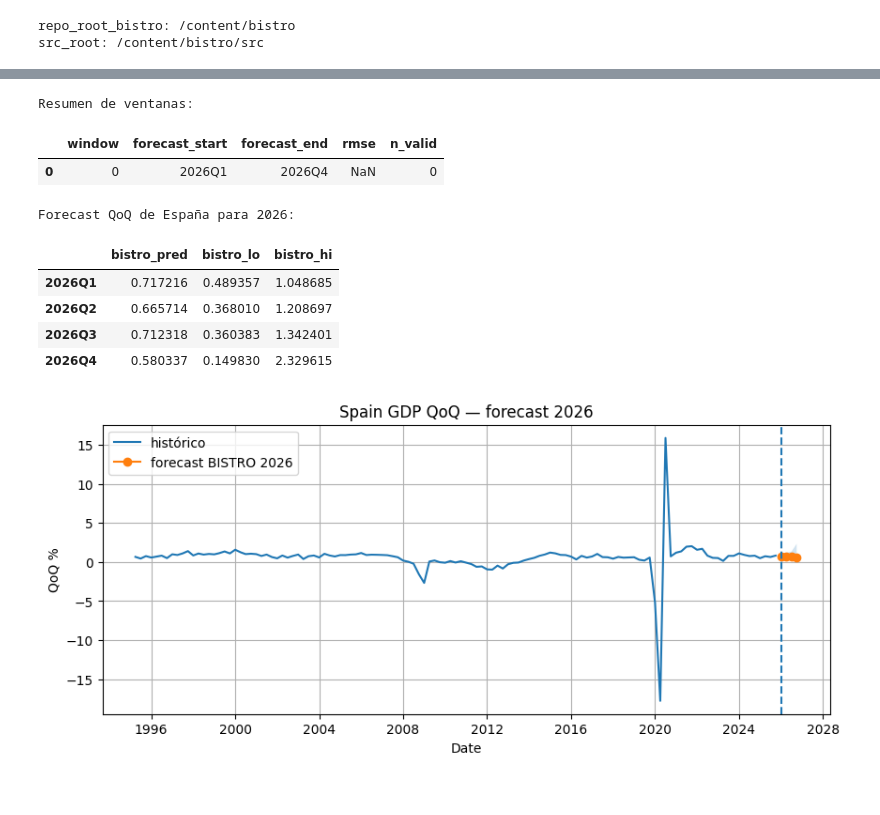
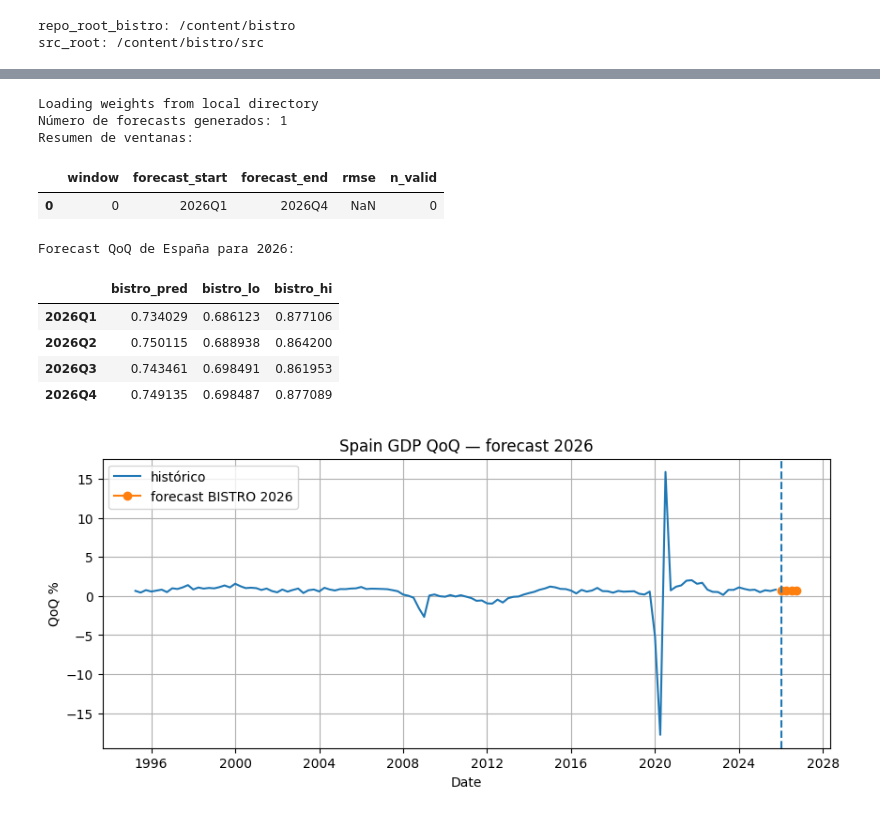
Before and after one commit to angelagdca/GDP_first_model, a Jupyter notebook: GDP_model_second_try.ipynb, the cells around one changed output, grey strips where cells are left out. Drawn from its saved outputs; the diff is of its cells as text; code cells hidden in the pictures.

```diff
--- a/GDP_model_second_try.ipynb
+++ b/GDP_model_second_try.ipynb
@@ -276,33 +465,27 @@ Definir la estructura del forecast: horizonte, ventana histórica y división en
 import matplotlib.pyplot as plt
 import pandas as pd
 
-# Parámetros del forecast
+#Parámetros del forecast
 FREQ = "Q"
 PDT = 4   # 4 trimestres
-CTX = 80  # 80 trimestres de contexto
+CTX = 12  # 12 trimestres de contexto
 BSZ = 32
-PSZ = 32
+PSZ = 8
 
 print("Frequency:", FREQ)
 print("Prediction length:", PDT)
 print("Context length:", CTX)
 
-# Serie objetivo final
-ts = df_target[target_col].copy()
+#Serie objetivo final
+ts = df_model[target_col].copy()
 
-print()
-print("Serie objetivo:")
-print(ts.head())
-print(ts.tail())
-
-# Forecast para 2026
+#Forecast para 2026
 forecast_start = pd.Period("2026Q1", freq=FREQ)
 
-print()
 print("Último dato observado:", ts.index[-1])
 print("Forecast empieza en:", forecast_start)
 
-# Visualización rápida de la serie
+#Visualización rápida de la serie
 plt.figure(figsize=(10, 4))
 plt.plot(ts.index.to_timestamp(), ts.values)
 plt.title("Spain GDP qoq")
@@ -528,5 +631,25 @@ Número de forecasts generados: 1
 # %%
-#Reconstruir forecast trimestral y tabla final
+#Ejecutamos BISTRO
+
+MODEL_REPO = Path("/content/bistro/bistro-finetuned")
+
+model = MoiraiForecast(
+    module=MoiraiModule.from_pretrained(str(MODEL_REPO)),
+    prediction_length=int(prep.pdt_steps),
+    context_length=int(prep.ctx_steps),
+    patch_size=int(PSZ),
+    num_samples=100,
+    target_dim=1,
+    feat_dynamic_real_dim=0,
+    past_feat_dynamic_real_dim=len(covariate_cols),
+)
+
+predictor = model.create_predictor(batch_size=BSZ)
+inputs = list(test_data.input)
+labels = list(test_data.label)
+forecasts = list(predictor.predict(test_data.input))
+
+print("Número de forecasts generados:", len(forecasts))
 
 bistro_forecast_by_window = {}
 rmse_rows = []
@@ -534,7 +657,6 @@ rmse_rows = []
 for w in range(forecast_windows):
     samples = np.asarray(forecasts[w].samples, dtype=float)
 
-    # En forecast puro futuro, labels puede venir vacío o sin target útil
     if w < len(labels) and isinstance(labels[w], dict) and "target" in labels[w]:
         label_target = np.asarray(labels[w]["target"], dtype=float)
     else:
@@ -572,46 +694,44 @@ for w in range(forecast_windows):
 
     bistro_forecast_by_window[w] = dfw
 
-    actual = prep.df_monthly[target_col].reindex(pred_index).astype(float)
-
-    # Como estás forecastando 2026, no habrá actuals todavía
-    if pure_future_forecast:
-        actual[:] = np.nan
-
+    actual = df_model[target_col].reindex(pred_index).astype(float)
     pred = dfw["bistro_pred"].astype(float)
     valid = actual.notna() & pred.notna()
+
     rmse = float(np.sqrt(np.mean((pred[valid] - actual[valid]) ** 2))) if valid.any() else np.nan
 
     rmse_rows.append(
         {
             "window": w,
             "forecast_start": pred_index[0],
             "forecast_end": pred_index[-1],
             "rmse": rmse,
             "n_valid": int(valid.sum()),
         }
     )
 
 rmse_table = pd.DataFrame(rmse_rows)
 
 print("Resumen de ventanas:")
 display(rmse_table)
 
 forecast_2026 = bistro_forecast_by_window[0].copy()
 forecast_2026 = forecast_2026.loc["2026Q1":"2026Q4"]
 
 print("Forecast QoQ de España para 2026:")
 display(forecast_2026)
 # %% [output]
+Loading weights from local directory
+Número de forecasts generados: 1
 Resumen de ventanas:
 |  | window | forecast_start | forecast_end | rmse | n_valid |
 | 0 | 0 | 2026Q1 | 2026Q4 | NaN | 0 |
 Forecast QoQ de España para 2026:
 |  | bistro_pred | bistro_lo | bistro_hi |
-| 2026Q1 | 0.717216 | 0.489357 | 1.048685 |
-| 2026Q2 | 0.665714 | 0.368010 | 1.208697 |
-| 2026Q3 | 0.712318 | 0.360383 | 1.342401 |
-| 2026Q4 | 0.580337 | 0.149830 | 2.329615 |
+| 2026Q1 | 0.734029 | 0.686123 | 0.877106 |
+| 2026Q2 | 0.750115 | 0.688938 | 0.864200 |
+| 2026Q3 | 0.743461 | 0.698491 | 0.861953 |
+| 2026Q4 | 0.749135 | 0.698487 | 0.877089 |
 # %%
 #Gráfico del forecast 2026
 
```
Also changed, not shown: parts of 29 cells of this notebook.
